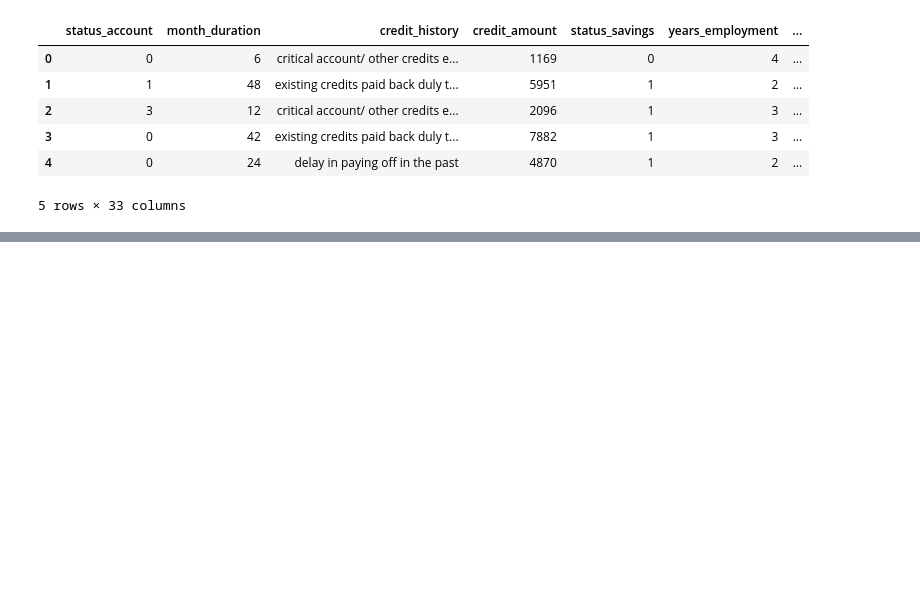
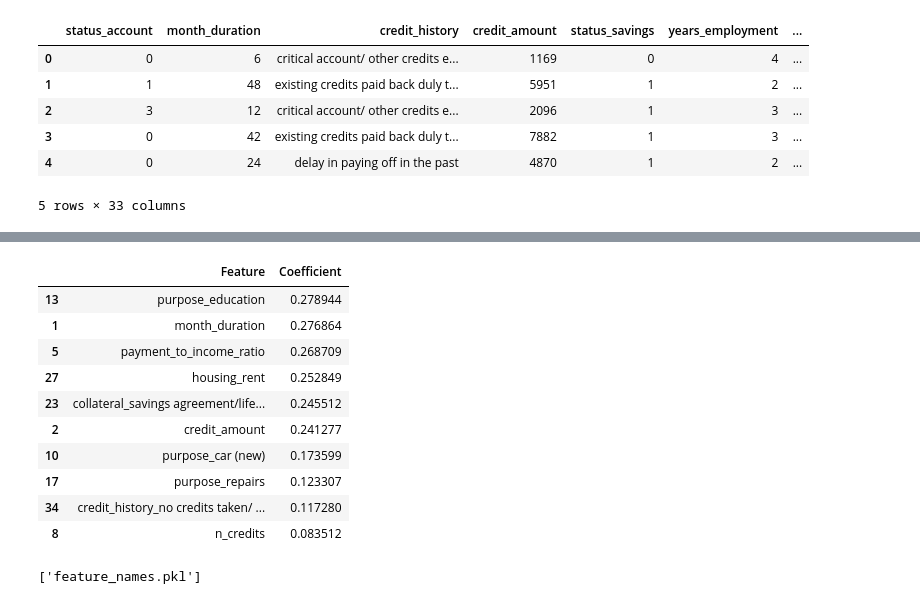
Before and after one commit to JayaSaiKishore7/MachineLearningModels, a Jupyter notebook: CreditScoringSegmentation.ipynb, the cells around one changed output, grey strips where cells are left out. Drawn from its saved outputs; the diff is of its cells as text; code cells hidden in the pictures; blank space fills up the shorter version.

Commit message:
Model Training

```diff
--- a/CreditScoringSegmentation.ipynb
+++ b/CreditScoringSegmentation.ipynb
@@ -299,0 +264,7 @@ X_train_scaled.head()
+# %%
+df['target'] = df['target'].map({
+    'good': 0,
+    'bad': 1
+})
+df['target'].value_counts()
+df['target'].dtype
@@ -299,0 +279,4 @@ X_train_scaled.head()
+# %%
+from sklearn.model_selection import train_test_split
+
+X_train, X_test, y_train, y_test = train_test_split(X,y,test_size=0.25,random_state=42,stratify=y)
@@ -299,0 +290,7 @@ X_train_scaled.head()
+# %%
+from sklearn.linear_model import LogisticRegression
+
+model = LogisticRegression(max_iter=1000,class_weight='balanced',random_state=42
+)
+
+model.fit(X_train_scaled, y_train)
@@ -299,0 +328,27 @@ X_train_scaled.head()
+# %%
+coef_df = pd.DataFrame({
+    'Feature': X.columns,
+    'Coefficient': model.coef_[0]
+}).sort_values(by='Coefficient', ascending=False)
+
+coef_df.head(10)
+# %% [output]
+|  | Feature | Coefficient |
+| 13 | purpose_education | 0.278944 |
+| 1 | month_duration | 0.276864 |
+| 5 | payment_to_income_ratio | 0.268709 |
+| 27 | housing_rent | 0.252849 |
+| 23 | collateral_savings agreement/life... | 0.245512 |
+| 2 | credit_amount | 0.241277 |
+| 10 | purpose_car (new) | 0.173599 |
+| 17 | purpose_repairs | 0.123307 |
+| 34 | credit_history_no credits taken/ ... | 0.117280 |
+| 8 | n_credits | 0.083512 |
+# %%
+import joblib
+
+joblib.dump(model, "logistic_model.pkl")
+joblib.dump(scaler, "scaler.pkl")
+joblib.dump(X.columns, "feature_names.pkl")
+# %% [output]
+['feature_names.pkl']
```
Also changed, not shown: parts of 14 cells of this notebook.
